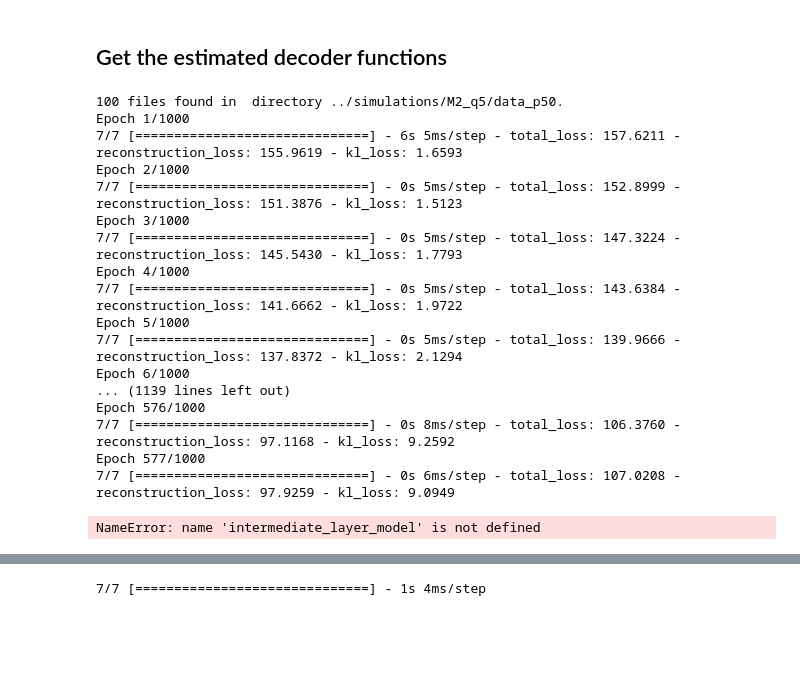
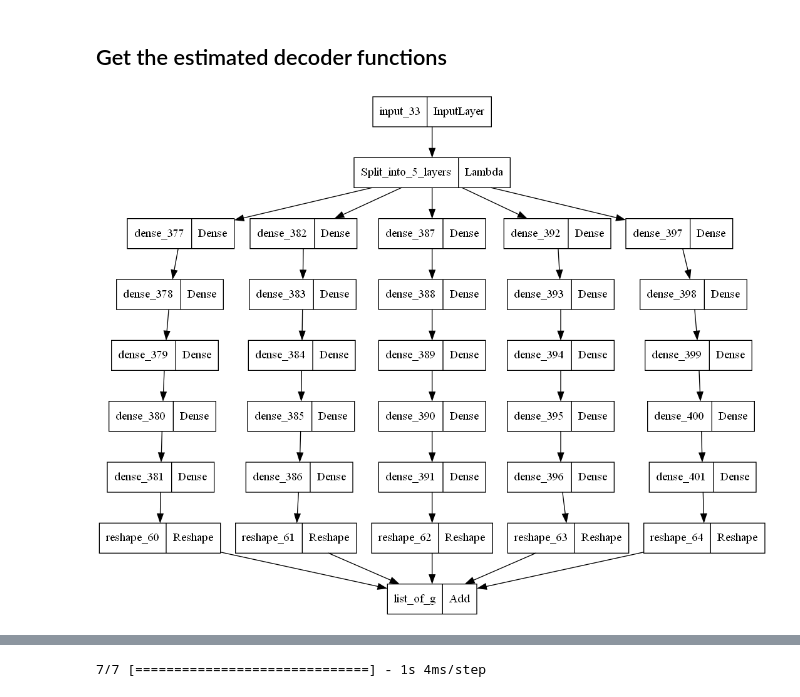
Before and after one commit to wiwh/notebooks, a Jupyter notebook: 001_nonlinear-factor-analysis/vae_additive.ipynb, the cells around one changed output, grey strips where cells are left out. Saved outputs shown, nothing was run; the diff lists cells and outputs as text; code cells hidden in the pictures; blank space fills up the shorter version.

```diff
--- a/001_nonlinear-factor-analysis/vae_additive.ipynb
+++ b/001_nonlinear-factor-analysis/vae_additive.ipynb
@@ -82,6 +82,19 @@ class VAE(keras.Model):
             "kl_loss": self.kl_loss_tracker.result(),
         }
 
+    def plot_model(self, input_shape, to_file=Path("tmp/model.png")):
+        # create the full model
+        encoder_inputs = keras.Input(shape=input_shape)
+        z_mean, z_logvar, z = self.encoder(encoder_inputs)
+        reconstruction = self.decoder(z)
+
+        full_model = keras.Model(encoder_inputs, reconstruction)
+
+        tf.keras.utils.plot_model(full_model, to_file=to_file, show_shapes=True)
+
+        return None
+
+
 
 def generate_vae(input_shape, latent_dim, K=5, known_variance=1.):
     # ## Create the encoder network
@@ -90,11 +103,10 @@ def generate_vae(input_shape, latent_dim, K=5, known_variance=1.):
     encoder_inputs = keras.Input(shape=input_shape)
 
     x = layers.Flatten()(encoder_inputs)
-    x = tf.keras.layers.Dropout(.3)(x)
     x = layers.Dense(100, activation="tanh")(x)
 
     z_mean = layers.Dense(100, activation="tanh")(x)
-    z_mean = layers.Dense(50, activation="tanh")(x)
+    z_mean = layers.Dense(50, activation="tanh")(z_mean)
     z_mean = layers.Dense(latent_dim, name="z_mean", activation="linear")(z_mean)
 
     z_log_var = layers.Dense(100, activation="tanh")(x)
@@ -109,11 +121,13 @@ def generate_vae(input_shape, latent_dim, K=5, known_variance=1.):
     x_output_list = []
     latent_inputs = keras.Input(shape=(latent_dim,))
 
-    # now split
-    latent_split = layers.Lambda(lambda x: tf.split(x, x.shape[1], axis=1))(latent_inputs)
+    # now split into num_latent data
+    latent_split = layers.Lambda(lambda layer: tf.split(layer, latent_dim, axis=-1), name=f'Split_into_{latent_dim}_layers')(latent_inputs)
+
+    assert len(latent_split) == latent_dim
+
     for i in range(latent_dim):
         x = layers.Dense(100, activation="tanh")(latent_split[i])
-
         x_output = layers.Dense(100, activation="tanh")(x)
         x_output = layers.Dense(50, activation="tanh")(x_output)
         x_output = layers.Dense(K, activation="tanh")(x_output)
@@ -188,40 +202,16 @@ def save_output(data, vae, intermediate_model, file):
 
     # save
     df.to_csv(outdir/file, index=False)
-# %%
-num_latent = 5
-# %% List all files
-PATH_TO_DATA = Path(f"{args.dir}/x/")
-PATH_TO_FIT  = Path(f"{args.dir}/vae_fit/")
-
-files = []
-for (dirpath, dirnames, filenames) in os.walk(PATH_TO_DATA):
-    files.extend(filenames)
-    break
-
-print(f"\n{len(files)} files found in  directory {args.dir}.")
-# %% We warm up our model on the firstfew files. pretrain permutes the colums
-# fit!
-for file in files:
-    data = preprocessing(PATH_TO_DATA/file)
-    vae, intermediate_model = vae_fit(data,  K=5, known_variance=1., latent_dim=num_latent)
-    save_output(data, vae, intermediate_model, file)
-# %% [output]
-100 files found in  directory ../simulations/M2_q5/data_p50.
-Epoch 1/1000
-7/7 [==============================] - 6s 5ms/step - total_loss: 157.6211 - reconstruction_loss: 155.9619 - kl_loss: 1.6593
-Epoch 2/1000
-7/7 [==============================] - 0s 5ms/step - total_loss: 152.8999 - reconstruction_loss: 151.3876 - kl_loss: 1.5123
-Epoch 3/1000
-7/7 [==============================] - 0s 5ms/step - total_loss: 147.3224 - reconstruction_loss: 145.5430 - kl_loss: 1.7793
-Epoch 4/1000
-7/7 [==============================] - 0s 5ms/step - total_loss: 143.6384 - reconstruction_loss: 141.6662 - kl_loss: 1.9722
-Epoch 5/1000
-7/7 [==============================] - 0s 5ms/step - total_loss: 139.9666 - reconstruction_loss: 137.8372 - kl_loss: 2.1294
-Epoch 6/1000
-... (1139 lines left out)
-Epoch 576/1000
-7/7 [==============================] - 0s 8ms/step - total_loss: 106.3760 - reconstruction_loss: 97.1168 - kl_loss: 9.2592
-Epoch 577/1000
-7/7 [==============================] - 0s 6ms/step - total_loss: 107.0208 - reconstruction_loss: 97.9259 - kl_loss: 9.0949
-NameError: name 'intermediate_layer_model' is not defined
+# %%
+num_latent = 5
+
+PATH_TO_DATA = Path("data/q5/x")
+PATH_TO_FIT = Path("data/q5/vae_fit")
+file = "M2_q5_p100_1.csv"
+data = preprocessing(PATH_TO_DATA/file)
+# %%
+vae = generate_vae(input_shape=data.shape[1:], latent_dim=num_latent, K=5, known_variance=1.)
+# %%
+tf.keras.utils.plot_model(vae.decoder)
+# %% [output]
+[figure, added]
```
Also changed, not shown: parts of 4 cells of this notebook, 18 other files.
